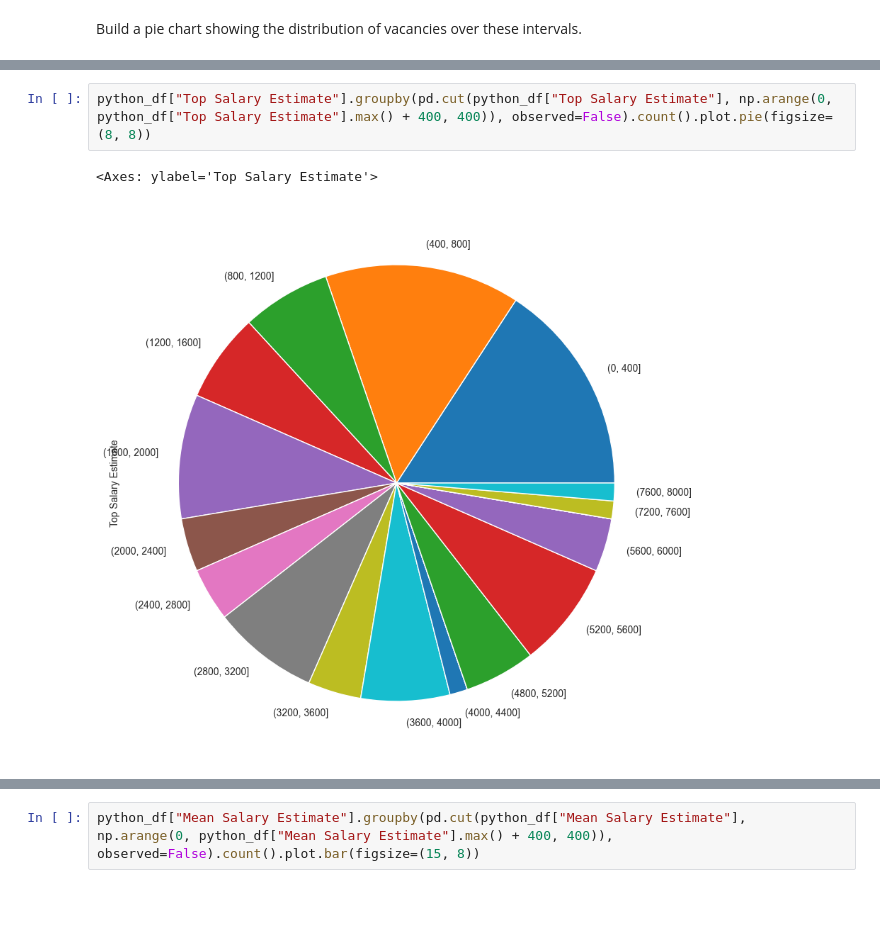
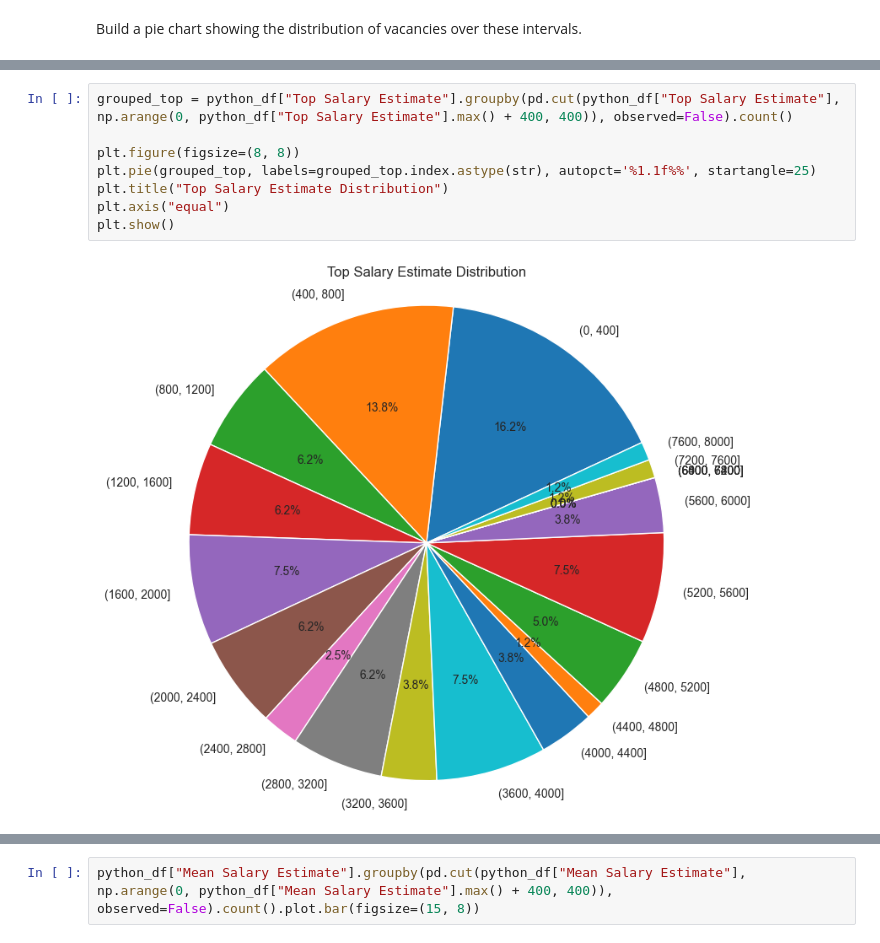
Before and after one commit to romkapomka12/python-technologies-statistics, a Jupyter notebook: analysis/etl.ipynb, the cells around one changed output, grey strips where cells are left out. Saved outputs shown, nothing was run; the diff lists cells and outputs as text; blank space fills up the shorter version.

```diff
--- a/analysis/etl.ipynb
+++ b/analysis/etl.ipynb
@@ -253,6 +257,11 @@ python_df["Bottom Salary Estimate"].groupby(pd.cut(python_df["Bottom Salary Esti
 # %%
-python_df["Top Salary Estimate"].groupby(pd.cut(python_df["Top Salary Estimate"], np.arange(0, python_df["Top Salary Estimate"].max() + 400, 400)), observed=False).count().plot.pie(figsize=(8, 8))
+grouped_top = python_df["Top Salary Estimate"].groupby(pd.cut(python_df["Top Salary Estimate"], np.arange(0, python_df["Top Salary Estimate"].max() + 400, 400)), observed=False).count()
+
+plt.figure(figsize=(8, 8))
+plt.pie(grouped_top, labels=grouped_top.index.astype(str), autopct='%1.1f%%', startangle=25)
+plt.title("Top Salary Estimate Distribution")
+plt.axis("equal")
+plt.show()
 # %% [output]
-<Axes: ylabel='Top Salary Estimate'>
-[figure, old version]
+[figure, new version]
 # %%
```
Also changed, not shown: parts of 33 cells of this notebook, 1 other file.
